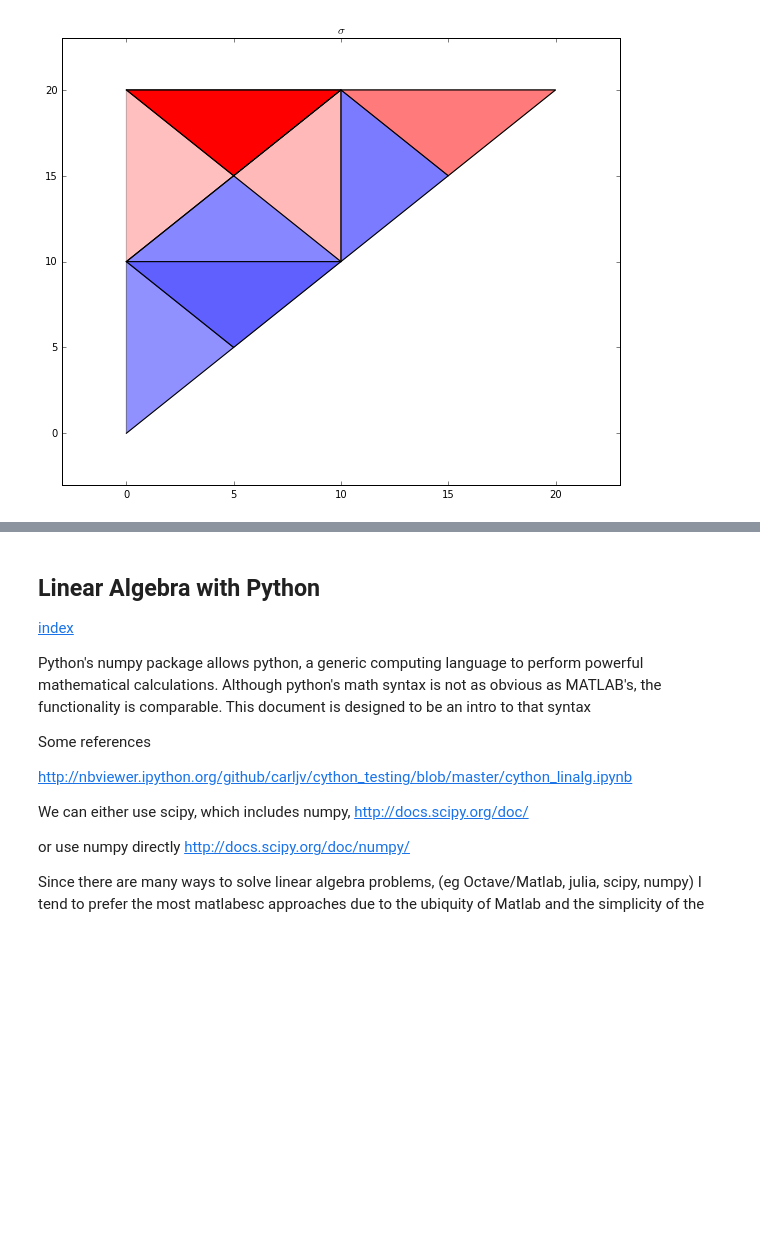
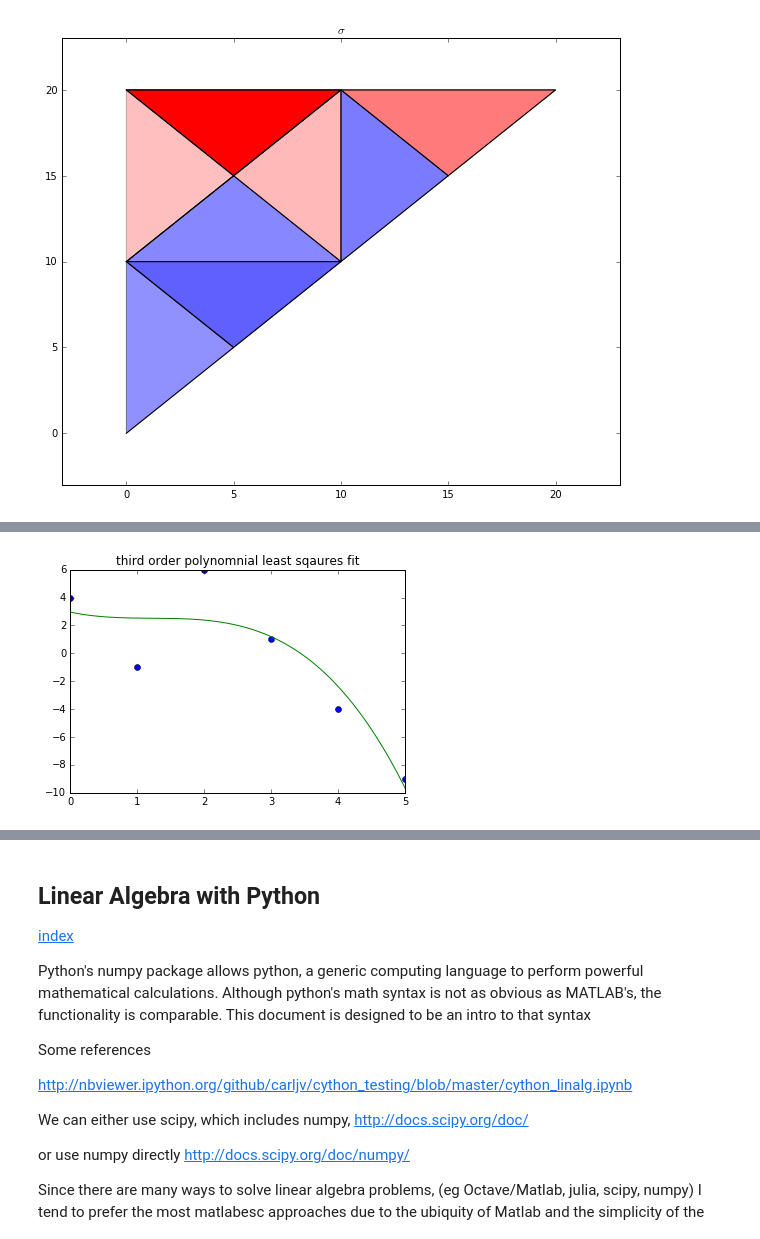
Before and after one commit to nagordon/mechpy, a Jupyter notebook: mechpy.ipynb, the cells around one changed output, grey strips where cells are left out. Drawn from its saved outputs; the diff is of its cells as text; code cells hidden in the pictures; blank space fills up the shorter version.

```diff
--- a/mechpy.ipynb
+++ b/mechpy.ipynb
@@ -990,0 +1162,22 @@ plt.title('triplot of Delaunay triangulation')
+# %%
+#==============================================================================
+# Hmk from numerical methods class
+#==============================================================================
+X = np.array([0,  1, 2, 3,  4,  5])
+Y = np.array([4, -1, 6, 1, -4, -9])
+order=3 # integer > 0
+C = np.polyfit(X,Y,order);
+C = np.flipud(C)
+
+h = 1000
+xfit = np.linspace(min(X),max(X),h);
+yfit = np.zeros(len(xfit))
+
+for i,c in enumerate(C):
+    yfit += c*xfit**i
+
+plt.plot(X,Y,'o',xfit,yfit)
+plt.title('third order polynomnial least sqaures fit')
+plt.show()
+# %% [output]
+[figure, added]
```
Also changed, not shown: parts of 22 cells of this notebook, 16 other files.
